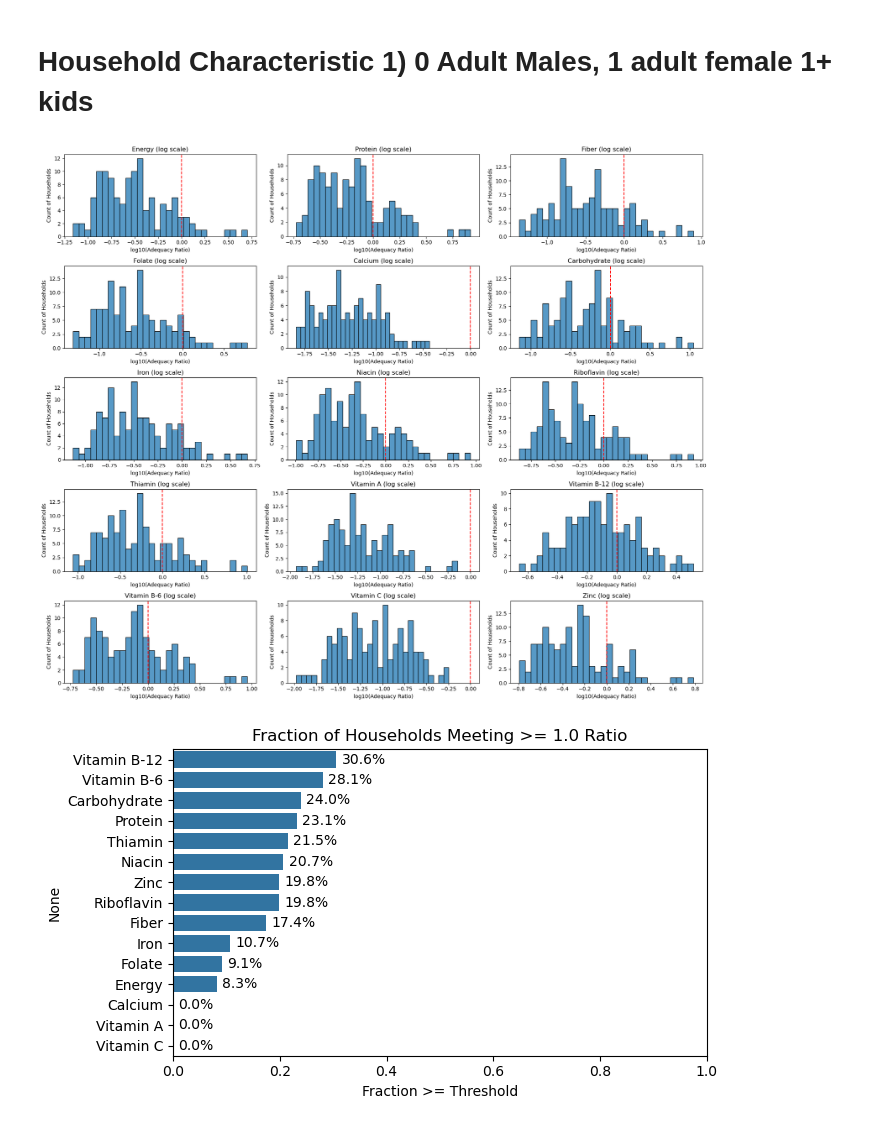
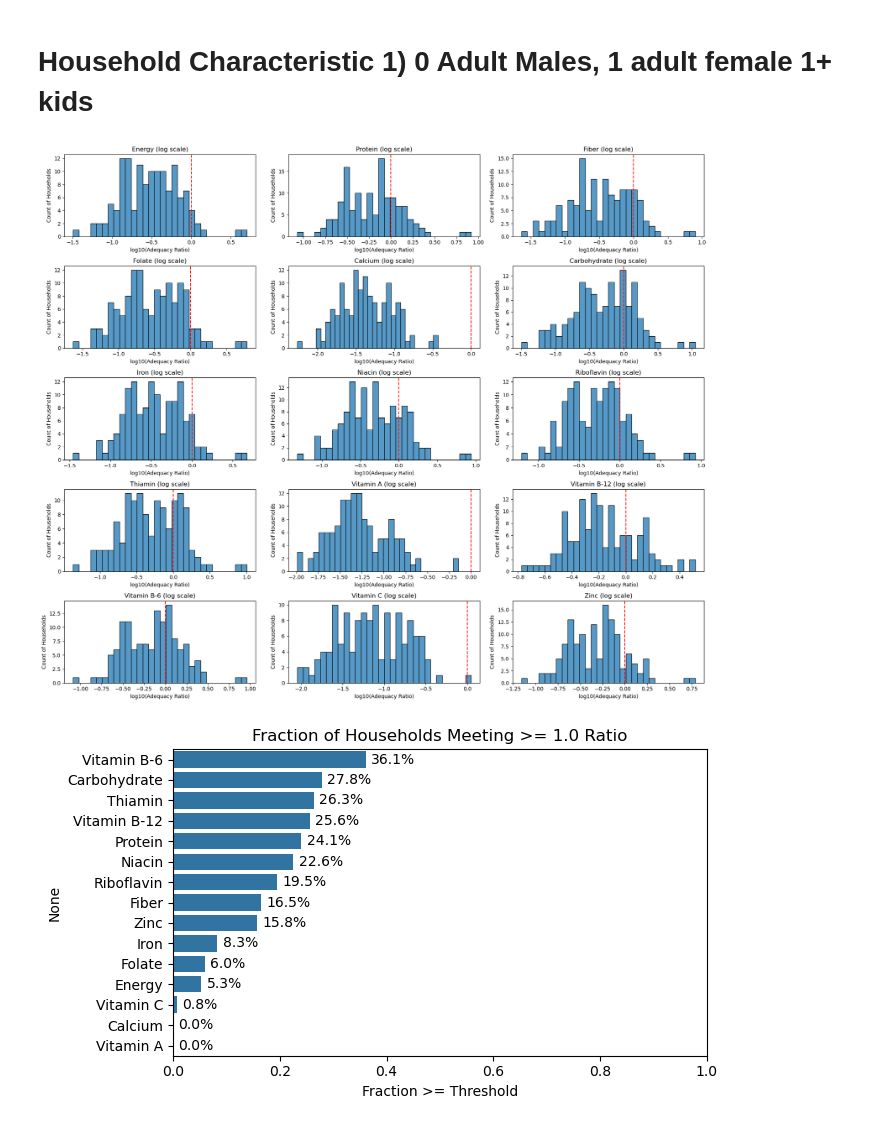
Before and after one commit to reilyfairchild/EEP153-Project-3, a Jupyter notebook: estimation_example.ipynb, the cells around one changed output. Saved outputs shown, nothing was run; the diff lists cells and outputs as text; code cells hidden in the pictures.

```diff
--- a/estimation_example.ipynb
+++ b/estimation_example.ipynb
@@ -893,7 +893,7 @@ import matplotlib.pyplot as plt
 import seaborn as sns
 import math
 
-def analyze_nutritional_adequacy_log(
+def analyze_nutritional_adequacy_subplots_log(
     nut_df,
     adequacy_threshold=1.0,  # We'll draw a vertical line at log10(1.0) = 0
     bins=30,
@@ -977,17 +993,17 @@ def analyze_nutritional_adequacy_log(
 # %%
 
 
 hhc_sub, nut_sub = filter_households(
     hhc,
     nutrient_ratio,
     min_males=0, max_males=0,       # e.g. 0 adult males
-    min_females=1, max_females=3,   # e.g. 1–3 adult females
-    min_kids=1, max_kids=2          # e.g. up to 2 kids
+    min_females=1, max_females=1,   # e.g. 1–3 adult females
+    min_kids=1, max_kids=15         # e.g. up to 2 kids
 )
 
 analyze_nutritional_adequacy_subplots_log(nut_sub)
 
 #analyze_nutritional_adequacy(nut_sub)
 # %% [output]
-[figure, old version]
+[figure, new version]
-[figure, old version]
+[figure, new version]
```
Also changed, not shown: parts of 4 cells of this notebook.
